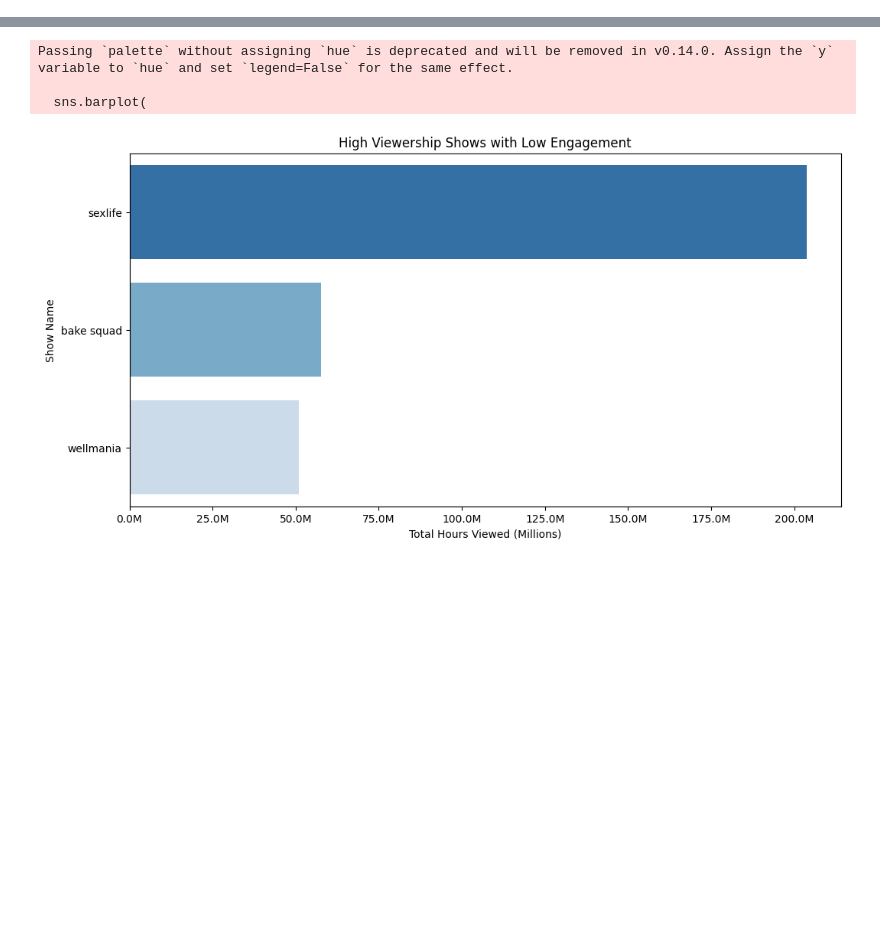
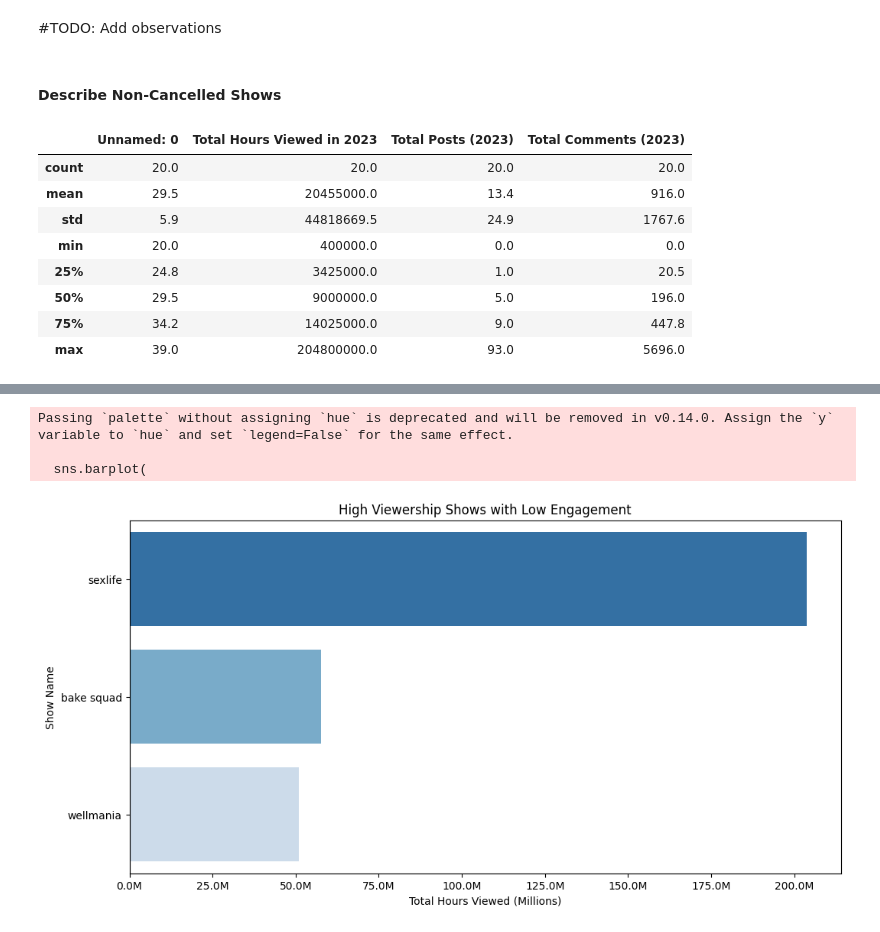
Before and after one commit to einavrobyncohen/DW64, a Jupyter notebook: notebooks/final_analysis.ipynb, the cells around one changed output, grey strips where cells are left out. Cells and saved outputs as stored; diff of their text form; code cells hidden in the pictures; blank space fills up the shorter version.

```diff
--- a/notebooks/final_analysis.ipynb
+++ b/notebooks/final_analysis.ipynb
@@ -182,0 +88,16 @@ for i, metric in enumerate(metrics):
+# %% [markdown]
+#TODO: Add observations
+# %% [markdown]
+#### Describe Non-Cancelled Shows
+# %%
+non_cancelled_shows.describe().round(1)  #TODO: Make the below look more appealing; added round() for now
+# %% [output]
+|  | Unnamed: 0 | Total Hours Viewed in 2023 | Total Posts (2023) | Total Comments (2023) |
+| count | 20.0 | 20.0 | 20.0 | 20.0 |
+| mean | 29.5 | 20455000.0 | 13.4 | 916.0 |
+| std | 5.9 | 44818669.5 | 24.9 | 1767.6 |
+| min | 20.0 | 400000.0 | 0.0 | 0.0 |
+| 25% | 24.8 | 3425000.0 | 1.0 | 20.5 |
+| 50% | 29.5 | 9000000.0 | 5.0 | 196.0 |
+| 75% | 34.2 | 14025000.0 | 9.0 | 447.8 |
+| max | 39.0 | 204800000.0 | 93.0 | 5696.0 |
```
Also changed, not shown: parts of 56 cells of this notebook, 1 other file.
